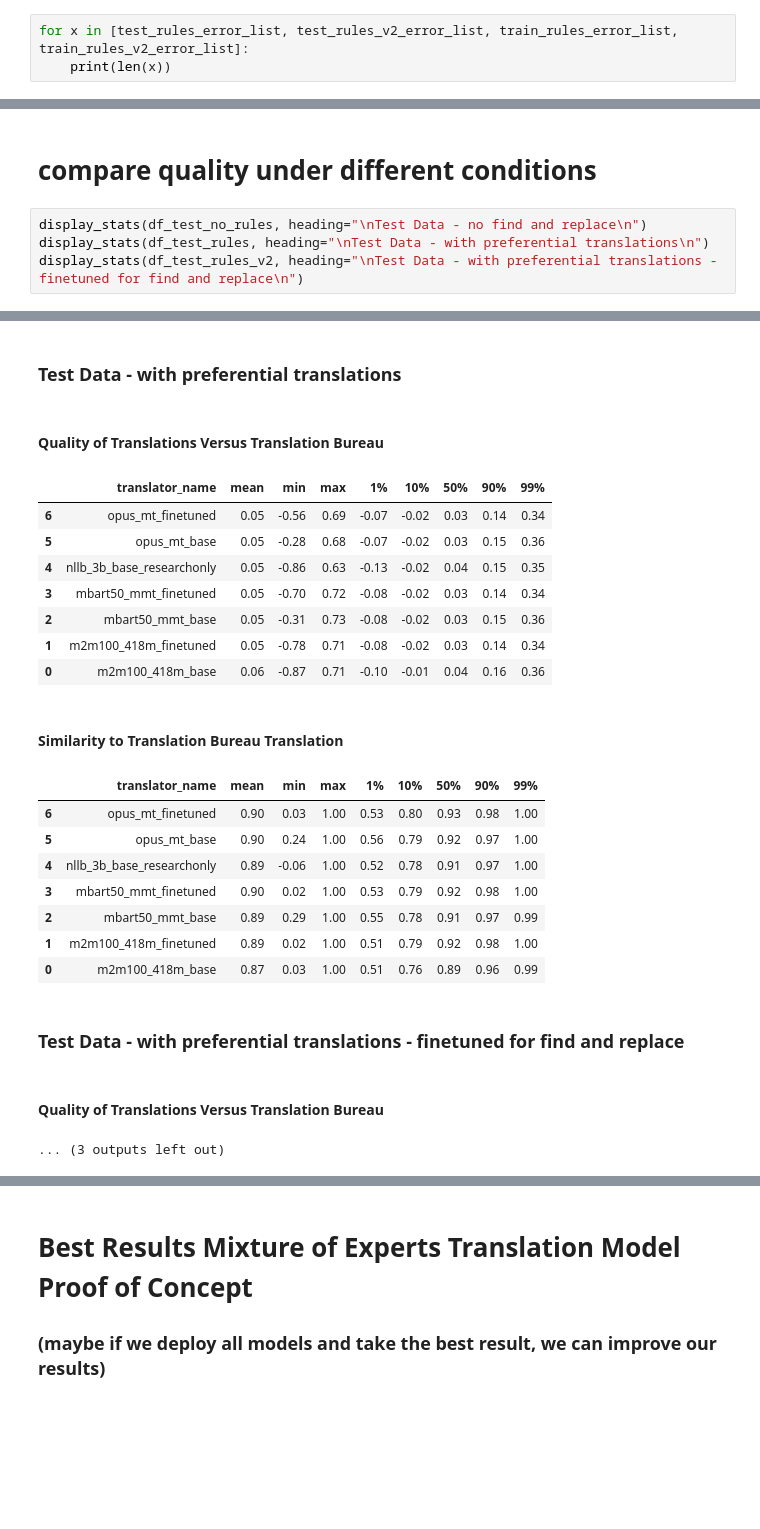
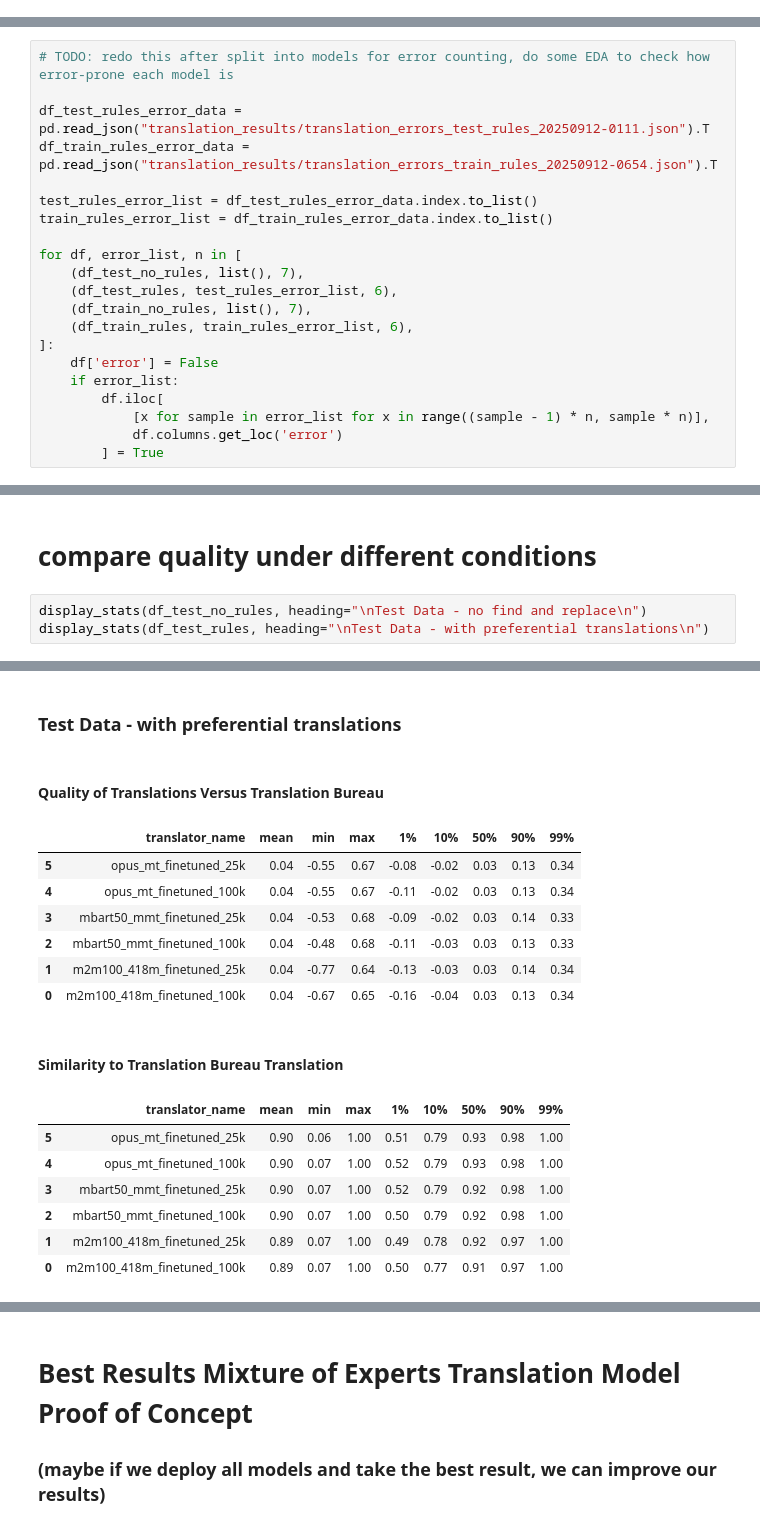
Before and after one commit to KevinCarr42/CSAS-Translations, a Jupyter notebook: evaluate_translations.ipynb, the cells around one changed output, grey strips where cells are left out. Drawn from its saved outputs; the diff is of its cells as text; blank space fills up the shorter version.

```diff
--- a/evaluate_translations.ipynb
+++ b/evaluate_translations.ipynb
@@ -128,3 +10,0 @@ for df, error_list in [
-# %%
-for x in [test_rules_error_list, test_rules_v2_error_list, train_rules_error_list, train_rules_v2_error_list]:
-    print(len(x))
@@ -135,0 +11,21 @@ for x in [test_rules_error_list, test_rules_v2_error_list, train_rules_error_lis
+# %%
+# TODO: redo this after split into models for error counting, do some EDA to check how error-prone each model is
+
+df_test_rules_error_data = pd.read_json("translation_results/translation_errors_test_rules_20250912-0111.json").T
+df_train_rules_error_data = pd.read_json("translation_results/translation_errors_train_rules_20250912-0654.json").T
+
+test_rules_error_list = df_test_rules_error_data.index.to_list()
+train_rules_error_list = df_train_rules_error_data.index.to_list()
+
+for df, error_list, n in [
+    (df_test_no_rules, list(), 7),
+    (df_test_rules, test_rules_error_list, 6),
+    (df_train_no_rules, list(), 7),
+    (df_train_rules, train_rules_error_list, 6),
+]:
+    df['error'] = False
+    if error_list:
+        df.iloc[
+            [x for sample in error_list for x in range((sample - 1) * n, sample * n)],
+            df.columns.get_loc('error')
+        ] = True
@@ -138,7 +126,6 @@ for x in [test_rules_error_list, test_rules_v2_error_list, train_rules_error_lis
 # %%
 display_stats(df_test_no_rules, heading="\nTest Data - no find and replace\n")
 display_stats(df_test_rules, heading="\nTest Data - with preferential translations\n")
-display_stats(df_test_rules_v2, heading="\nTest Data - with preferential translations - finetuned for find and replace\n")
 # %% [output]
 Test Data - no find and replace
 Quality of Translations Versus Translation Bureau
@@ -162,25 +149,20 @@ Similarity to Translation Bureau Translation
 Test Data - with preferential translations
 Quality of Translations Versus Translation Bureau
 |  | translator_name | mean | min | max | 1% | 10% | 50% | 90% | 99% |
-| 6 | opus_mt_finetuned | 0.05 | -0.56 | 0.69 | -0.07 | -0.02 | 0.03 | 0.14 | 0.34 |
-| 5 | opus_mt_base | 0.05 | -0.28 | 0.68 | -0.07 | -0.02 | 0.03 | 0.15 | 0.36 |
-| 4 | nllb_3b_base_researchonly | 0.05 | -0.86 | 0.63 | -0.13 | -0.02 | 0.04 | 0.15 | 0.35 |
-| 3 | mbart50_mmt_finetuned | 0.05 | -0.70 | 0.72 | -0.08 | -0.02 | 0.03 | 0.14 | 0.34 |
-| 2 | mbart50_mmt_base | 0.05 | -0.31 | 0.73 | -0.08 | -0.02 | 0.03 | 0.15 | 0.36 |
-| 1 | m2m100_418m_finetuned | 0.05 | -0.78 | 0.71 | -0.08 | -0.02 | 0.03 | 0.14 | 0.34 |
-| 0 | m2m100_418m_base | 0.06 | -0.87 | 0.71 | -0.10 | -0.01 | 0.04 | 0.16 | 0.36 |
+| 5 | opus_mt_finetuned_25k | 0.04 | -0.55 | 0.67 | -0.08 | -0.02 | 0.03 | 0.13 | 0.34 |
+| 4 | opus_mt_finetuned_100k | 0.04 | -0.55 | 0.67 | -0.11 | -0.02 | 0.03 | 0.13 | 0.34 |
+| 3 | mbart50_mmt_finetuned_25k | 0.04 | -0.53 | 0.68 | -0.09 | -0.02 | 0.03 | 0.14 | 0.33 |
+| 2 | mbart50_mmt_finetuned_100k | 0.04 | -0.48 | 0.68 | -0.11 | -0.03 | 0.03 | 0.13 | 0.33 |
+| 1 | m2m100_418m_finetuned_25k | 0.04 | -0.77 | 0.64 | -0.13 | -0.03 | 0.03 | 0.14 | 0.34 |
+| 0 | m2m100_418m_finetuned_100k | 0.04 | -0.67 | 0.65 | -0.16 | -0.04 | 0.03 | 0.13 | 0.34 |
 Similarity to Translation Bureau Translation
 |  | translator_name | mean | min | max | 1% | 10% | 50% | 90% | 99% |
-| 6 | opus_mt_finetuned | 0.90 | 0.03 | 1.00 | 0.53 | 0.80 | 0.93 | 0.98 | 1.00 |
-| 5 | opus_mt_base | 0.90 | 0.24 | 1.00 | 0.56 | 0.79 | 0.92 | 0.97 | 1.00 |
-| 4 | nllb_3b_base_researchonly | 0.89 | -0.06 | 1.00 | 0.52 | 0.78 | 0.91 | 0.97 | 1.00 |
-| 3 | mbart50_mmt_finetuned | 0.90 | 0.02 | 1.00 | 0.53 | 0.79 | 0.92 | 0.98 | 1.00 |
-| 2 | mbart50_mmt_base | 0.89 | 0.29 | 1.00 | 0.55 | 0.78 | 0.91 | 0.97 | 0.99 |
-| 1 | m2m100_418m_finetuned | 0.89 | 0.02 | 1.00 | 0.51 | 0.79 | 0.92 | 0.98 | 1.00 |
-| 0 | m2m100_418m_base | 0.87 | 0.03 | 1.00 | 0.51 | 0.76 | 0.89 | 0.96 | 0.99 |
+| 5 | opus_mt_finetuned_25k | 0.90 | 0.06 | 1.00 | 0.51 | 0.79 | 0.93 | 0.98 | 1.00 |
+| 4 | opus_mt_finetuned_100k | 0.90 | 0.07 | 1.00 | 0.52 | 0.79 | 0.93 | 0.98 | 1.00 |
+| 3 | mbart50_mmt_finetuned_25k | 0.90 | 0.07 | 1.00 | 0.52 | 0.79 | 0.92 | 0.98 | 1.00 |
+| 2 | mbart50_mmt_finetuned_100k | 0.90 | 0.07 | 1.00 | 0.50 | 0.79 | 0.92 | 0.98 | 1.00 |
+| 1 | m2m100_418m_finetuned_25k | 0.89 | 0.07 | 1.00 | 0.49 | 0.78 | 0.92 | 0.97 | 1.00 |
+| 0 | m2m100_418m_finetuned_100k | 0.89 | 0.07 | 1.00 | 0.50 | 0.77 | 0.91 | 0.97 | 1.00 |
-Test Data - with preferential translations - finetuned for find and replace
-Quality of Translations Versus Translation Bureau
-... (3 outputs left out)
 # %%
 display_stats(df_train_no_rules, heading="\nTraining Data - no find and replace\n")
 display_stats(df_train_rules, heading="\nTraining Data - with preferential translations\n")
```
Also changed, not shown: parts of 16 cells of this notebook, 2 other files.
